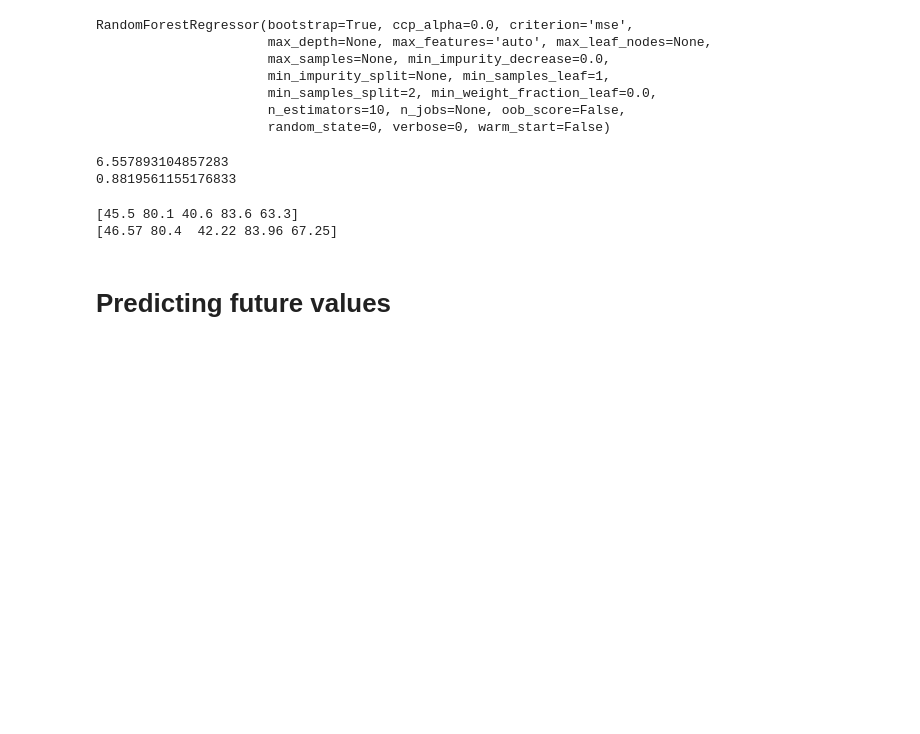
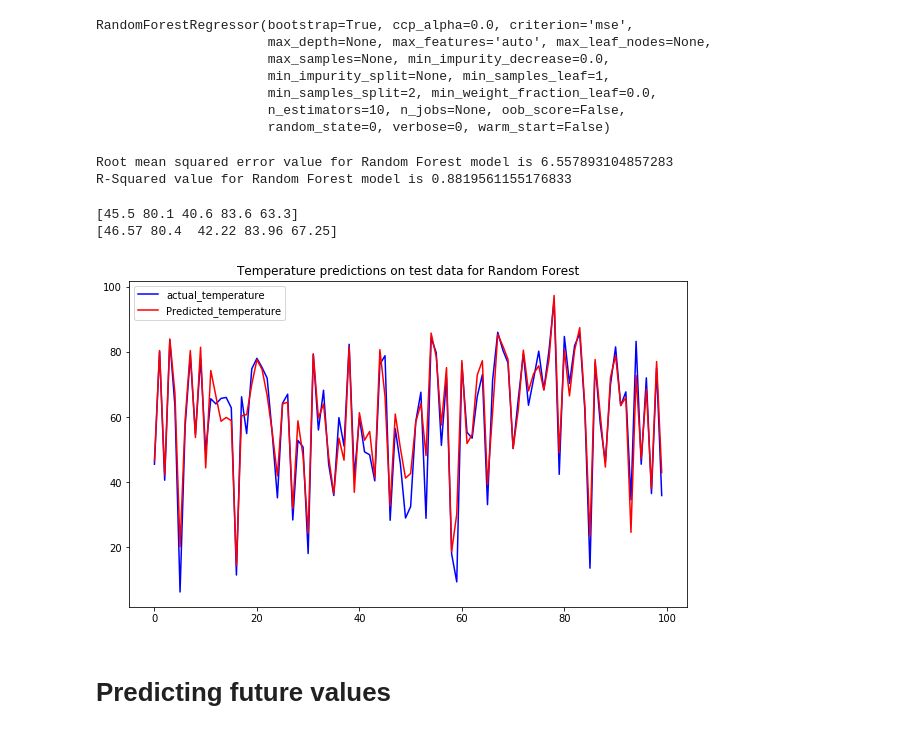
Before and after one commit to mohanrajmithun/global_temperature, a Jupyter notebook: Data Modelling.ipynb, the cells around one changed output. Drawn from its saved outputs; the diff is of its cells as text; code cells hidden in the pictures; blank space fills up the shorter version.

Commit message:
edited and added the graphs

```diff
--- a/Data Modelling.ipynb
+++ b/Data Modelling.ipynb
@@ -9,7 +9,7 @@ import math
 # %% [markdown]
 # Data Import
 # %%
-data=pd.read_csv("imputed.csv")
+data=pd.read_csv("../temperature_data/imputed.csv")
 # %%
 data.head()
 # %% [output]
@@ -58,5 +43,3 @@ Successfully installed category-encoders-2.2.2
 ce_binary = ce.BinaryEncoder(cols = ['Region','Country','City','Month','Day','Year'])
 # %%
 X=ce_binary.fit_transform(X, y)
-# %%
-X=X.iloc[:,:].values
@@ -109,17 +81,28 @@ RandomForestRegressor(bootstrap=True, ccp_alpha=0.0, criterion='mse',
                       random_state=0, verbose=0, warm_start=False)
 # %%
 y_pred = regressor.predict(X_test)
-print(math.sqrt(mean_squared_error(y_test,y_pred)))
-print(r2_score(y_test,y_pred))
+print("Root mean squared error value for Random Forest model is {}".format(math.sqrt(mean_squared_error(y_test,y_pred))))
+print("R-Squared value for Random Forest model is {}".format(r2_score(y_test,y_pred)))
 # %% [output]
-6.557893104857283
-0.8819561155176833
+Root mean squared error value for Random Forest model is 6.557893104857283
+R-Squared value for Random Forest model is 0.8819561155176833
 # %%
 print(y_test[0:5])
 print(y_pred[0:5])
 # %% [output]
 [45.5 80.1 40.6 83.6 63.3]
 [46.57 80.4  42.22 83.96 67.25]
+# %%
+plt.figure(figsize=(10,6))
+plt.plot(y_test[0:100], color='blue', label='actual_temperature')
+plt.plot(y_pred[0:100] , color='red', label='Predicted_temperature')
+plt.title('Temperature predictions on test data for Random Forest')
+
+
+plt.legend()
+plt.show()
+# %% [output]
+[figure, added]
 # %% [markdown]
 # Predicting future values
 # %%
```
Also changed, not shown: parts of 8 cells of this notebook, 1 other file.
